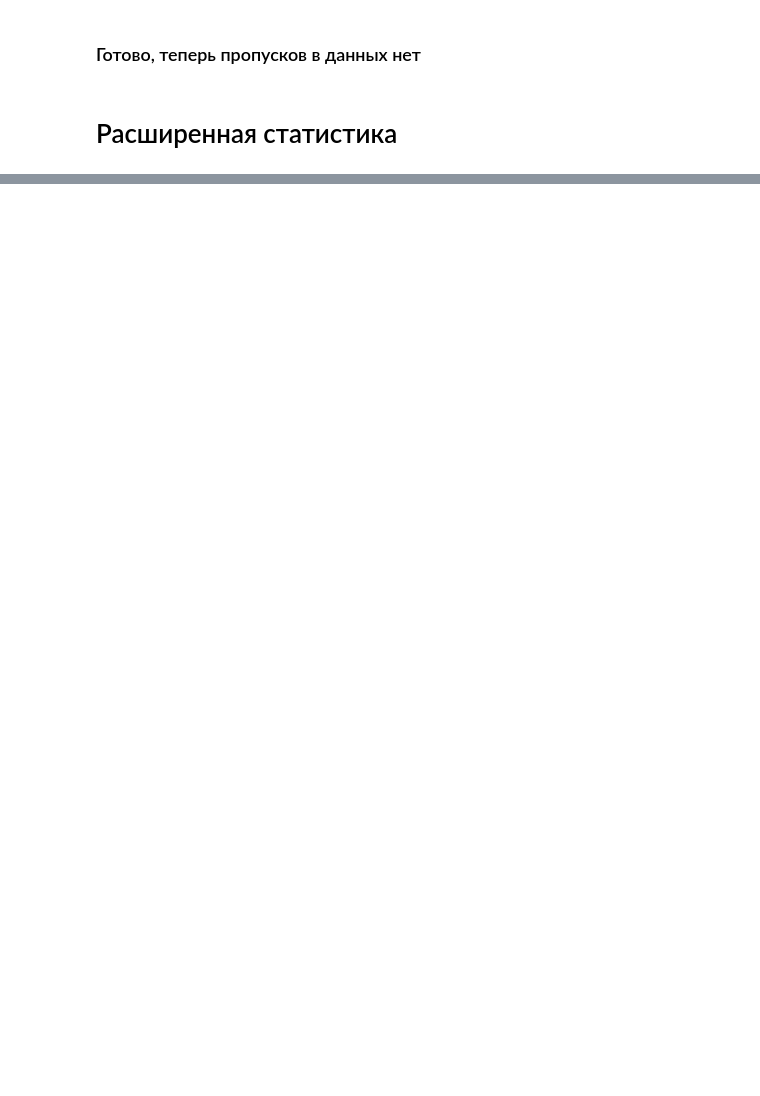
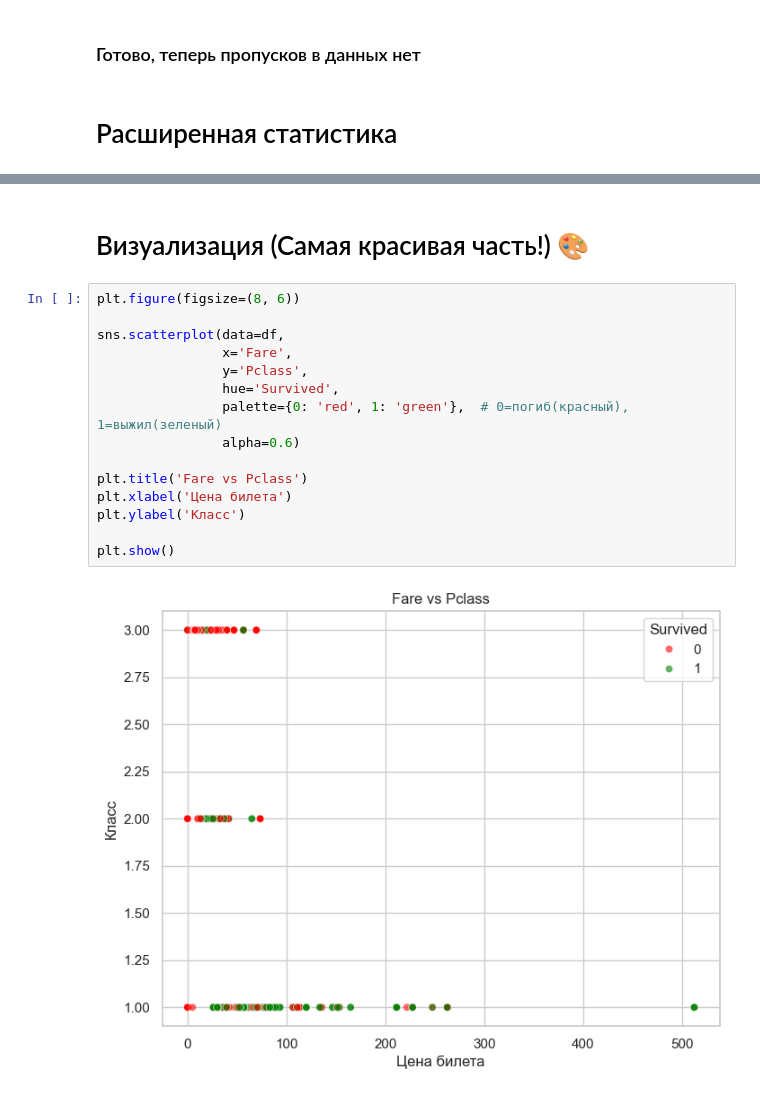
Before and after one commit to curseofuselessness/ml-course-homeworks, a Jupyter notebook: hw02_EDA/hw02_EDA.ipynb, the cells around one changed output, grey strips where cells are left out. Drawn from its saved outputs; the diff is of its cells as text; blank space fills up the shorter version.

```diff
--- a/hw02_EDA/hw02_EDA.ipynb
+++ b/hw02_EDA/hw02_EDA.ipynb
@@ -162,0 +628,19 @@ df.isnull().sum() # Проверим сейчас количество проп
+# %% [markdown]
+#  Визуализация (Самая красивая часть!) 🎨
+# %%
+plt.figure(figsize=(8, 6))
+
+sns.scatterplot(data=df,
+                x='Fare',
+                y='Pclass',
+                hue='Survived',
+                palette={0: 'red', 1: 'green'},  # 0=погиб(красный), 1=выжил(зеленый)
+                alpha=0.6)
+
+plt.title('Fare vs Pclass')
+plt.xlabel('Цена билета')
+plt.ylabel('Класс')
+
+plt.show()
+# %% [output]
+[figure, added]
```
Also changed, not shown: parts of 57 cells of this notebook, 1 other file.
